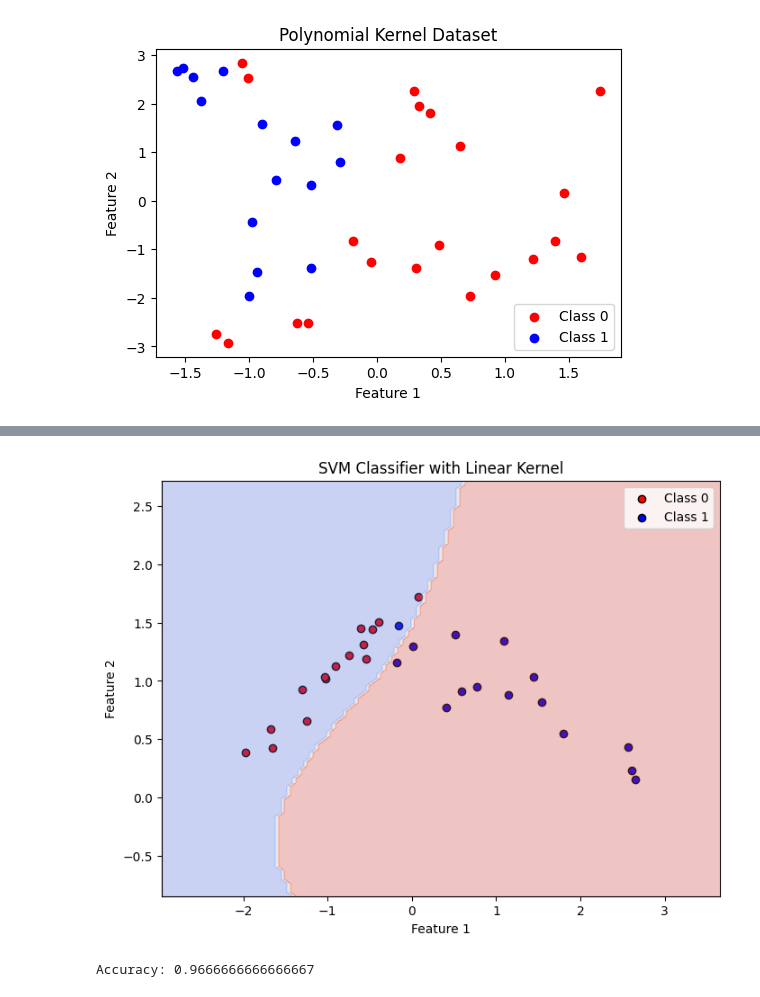
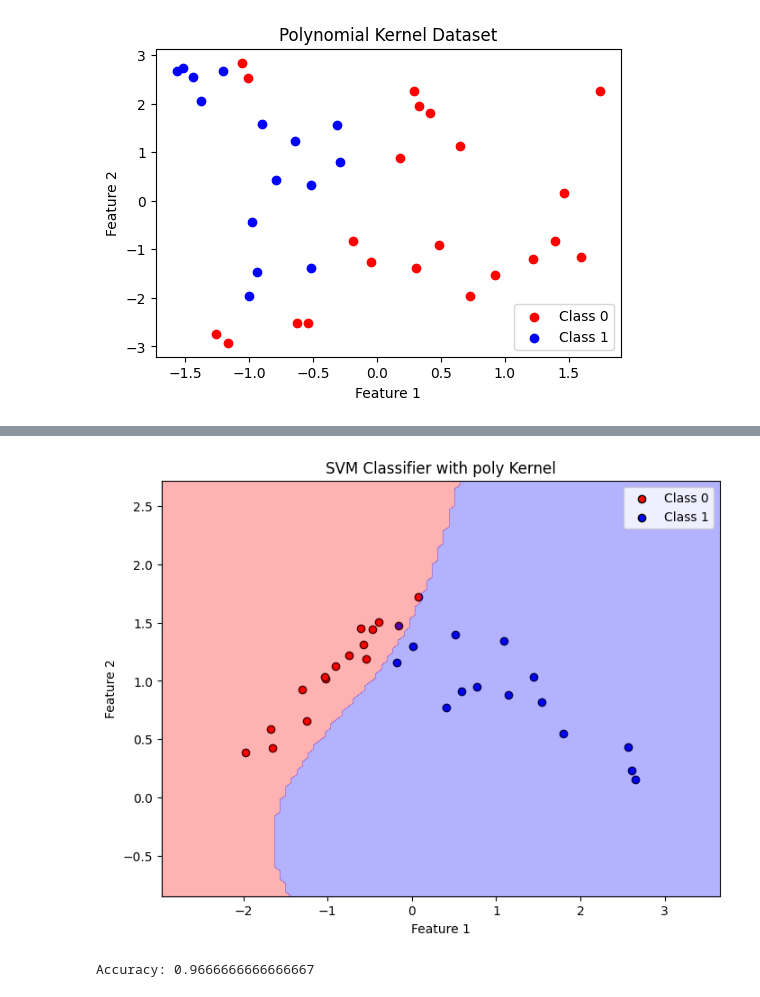
Before and after one commit to BiPaulEr/MachineLearning, a Jupyter notebook: SVM/SVM.ipynb, the cells around one changed output, grey strips where cells are left out. Drawn from its saved outputs; the diff is of its cells as text; code cells hidden in the pictures.

```diff
--- a/SVM/SVM.ipynb
+++ b/SVM/SVM.ipynb
@@ -115,6 +115,8 @@ plot_data(X_poly, y_poly, "Polynomial Kernel Dataset")
 [figure]
 [figure]
 # %%
+import numpy as np
+
 def plot_data(X, y, clf, title):
     plt.figure(figsize=(8, 6))
 
@@ -133,8 +135,7 @@ def plot_data(X, y, clf, title):
     Z = Z.reshape(xx.shape)
 
     # Plot the decision boundary
-    plt.contourf(xx, yy, Z, alpha=0.3, cmap=plt.cm.coolwarm)
-
+    plt.contourf(xx, yy, Z, alpha=0.3, colors=['red', 'blue'], levels=[-1, 0, 1])
     # Adding labels and title
     plt.xlabel('Feature 1')
     plt.ylabel('Feature 2')
@@ -174,15 +175,15 @@ Accuracy: 0.9333333333333333
 # %%
 linear_data = pd.read_csv("linear_kernel_data.csv")
 X_linear = linear_data[['Feature1', 'Feature2']].values
 y_linear = linear_data['Target'].values
 
-clf = svm.SVC(kernel='poly', degree=3, gamma='scale')
+clf = svm.SVC(kernel='poly', degree=3)
 clf.fit(X_linear, y_linear)
 
 # Plotting the data and decision boundary
-plot_data(X_linear, y_linear, clf, 'SVM Classifier with Linear Kernel')
+plot_data(X_linear, y_linear, clf, 'SVM Classifier with poly Kernel')
 y_pred = clf.predict(X_linear)
 print("Accuracy:",metrics.accuracy_score(y_linear, y_pred))
 # %% [output]
-[figure, old version]
+[figure, new version]
 Accuracy: 0.9666666666666667
```
Also changed, not shown: parts of 7 cells of this notebook, 1 other file.
